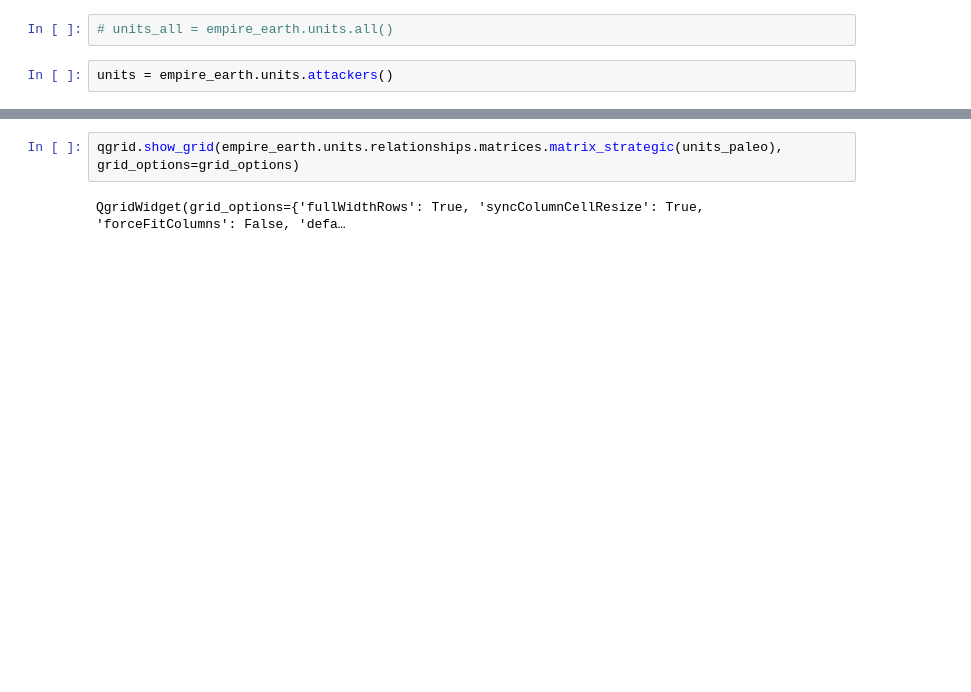
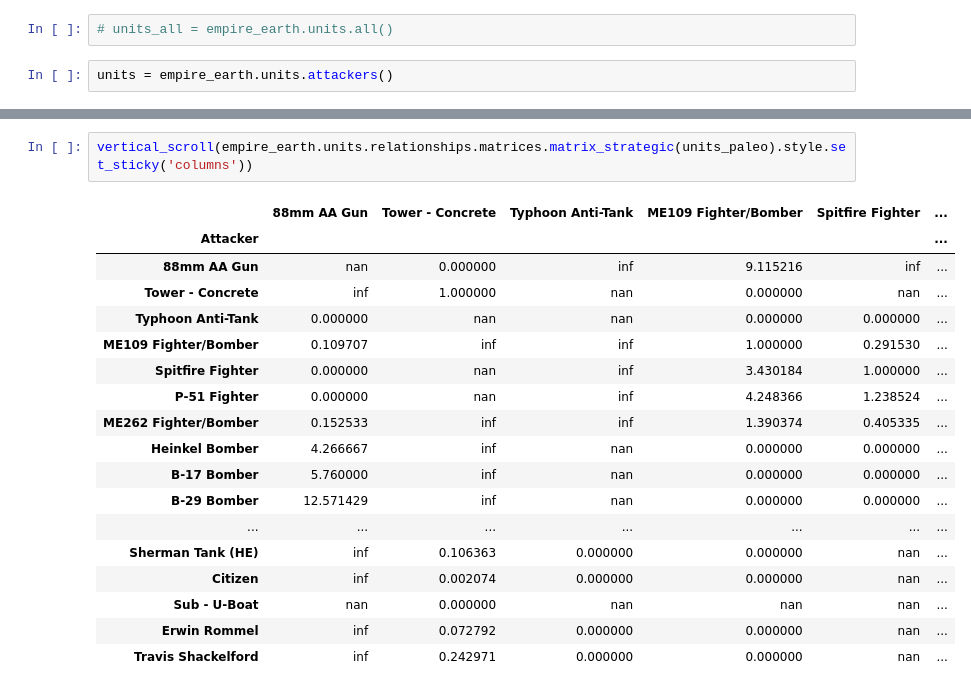
Before and after one commit to byrdie/empire_earth, a Jupyter notebook: empire_earth/unit_relationships.ipynb, the cells around one changed output, grey strips where cells are left out. Cells and saved outputs as stored; diff of their text form; blank space fills up the shorter version.

```diff
--- a/empire_earth/unit_relationships.ipynb
+++ b/empire_earth/unit_relationships.ipynb
@@ -54,4 +65,21 @@ QgridWidget(grid_options={'fullWidthRows': True, 'syncColumnCellResize': True, '
 # %%
-qgrid.show_grid(empire_earth.units.relationships.matrices.matrix_strategic(units_paleo), grid_options=grid_options)
+vertical_scroll(empire_earth.units.relationships.matrices.matrix_strategic(units_paleo).style.set_sticky('columns'))
 # %% [output]
-QgridWidget(grid_options={'fullWidthRows': True, 'syncColumnCellResize': True, 'forceFitColumns': False, 'defa…
+|  | 88mm AA Gun | Tower - Concrete | Typhoon Anti-Tank | ME109 Fighter/Bomber | Spitfire Fighter | ... |
+| Attacker |  |  |  |  |  | ... |
+| 88mm AA Gun | nan | 0.000000 | inf | 9.115216 | inf | ... |
+| Tower - Concrete | inf | 1.000000 | nan | 0.000000 | nan | ... |
+| Typhoon Anti-Tank | 0.000000 | nan | nan | 0.000000 | 0.000000 | ... |
+| ME109 Fighter/Bomber | 0.109707 | inf | inf | 1.000000 | 0.291530 | ... |
+| Spitfire Fighter | 0.000000 | nan | inf | 3.430184 | 1.000000 | ... |
+| P-51 Fighter | 0.000000 | nan | inf | 4.248366 | 1.238524 | ... |
+| ME262 Fighter/Bomber | 0.152533 | inf | inf | 1.390374 | 0.405335 | ... |
+| Heinkel Bomber | 4.266667 | inf | nan | 0.000000 | 0.000000 | ... |
+| B-17 Bomber | 5.760000 | inf | nan | 0.000000 | 0.000000 | ... |
+| B-29 Bomber | 12.571429 | inf | nan | 0.000000 | 0.000000 | ... |
+| ... | ... | ... | ... | ... | ... | ... |
+| Sherman Tank (HE) | inf | 0.106363 | 0.000000 | 0.000000 | nan | ... |
+| Citizen | inf | 0.002074 | 0.000000 | 0.000000 | nan | ... |
+| Sub - U-Boat | nan | 0.000000 | nan | nan | nan | ... |
+| Erwin Rommel | inf | 0.072792 | 0.000000 | 0.000000 | nan | ... |
+| Travis Shackelford | inf | 0.242971 | 0.000000 | 0.000000 | nan | ... |
```
Also changed, not shown: parts of 8 cells of this notebook, 1 other file.
